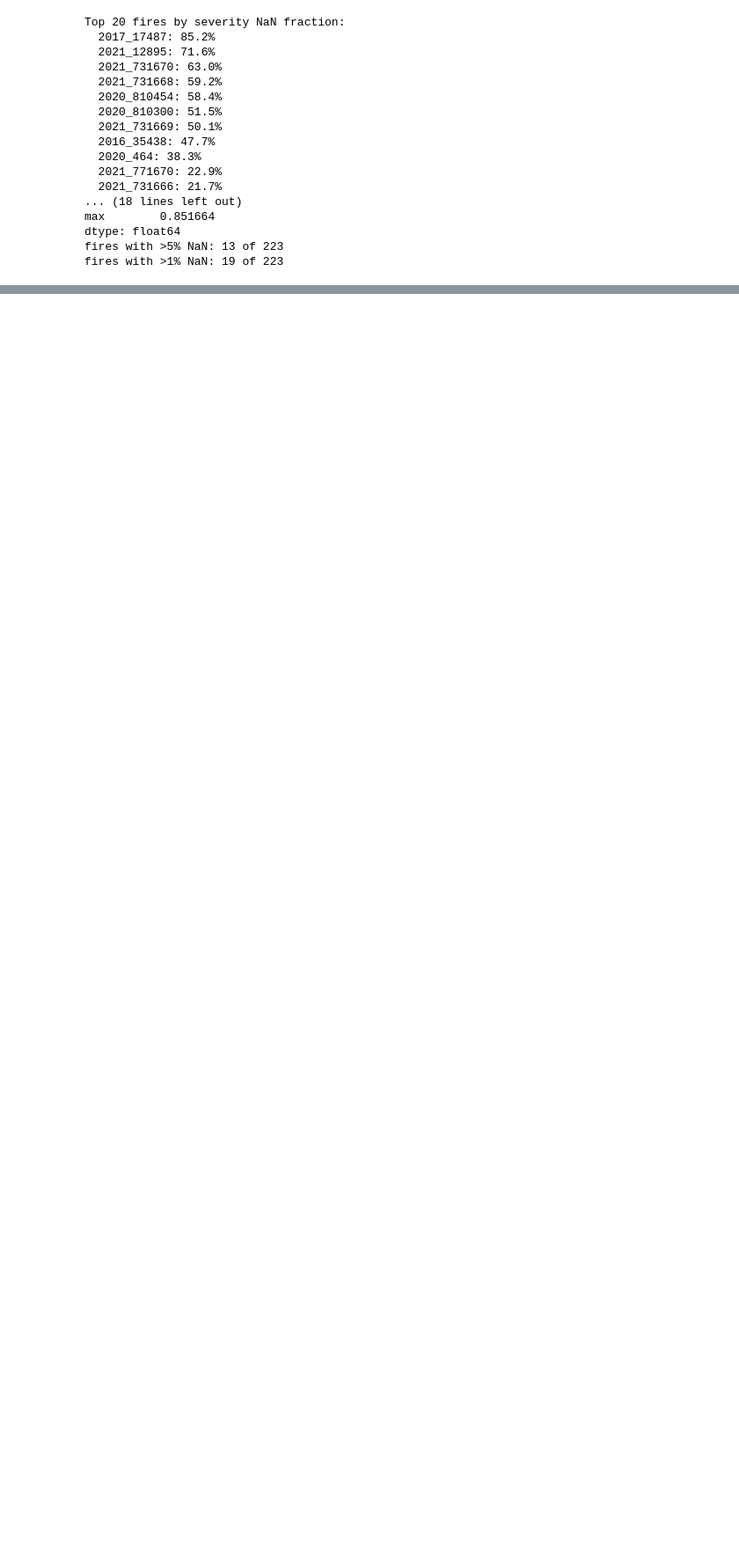
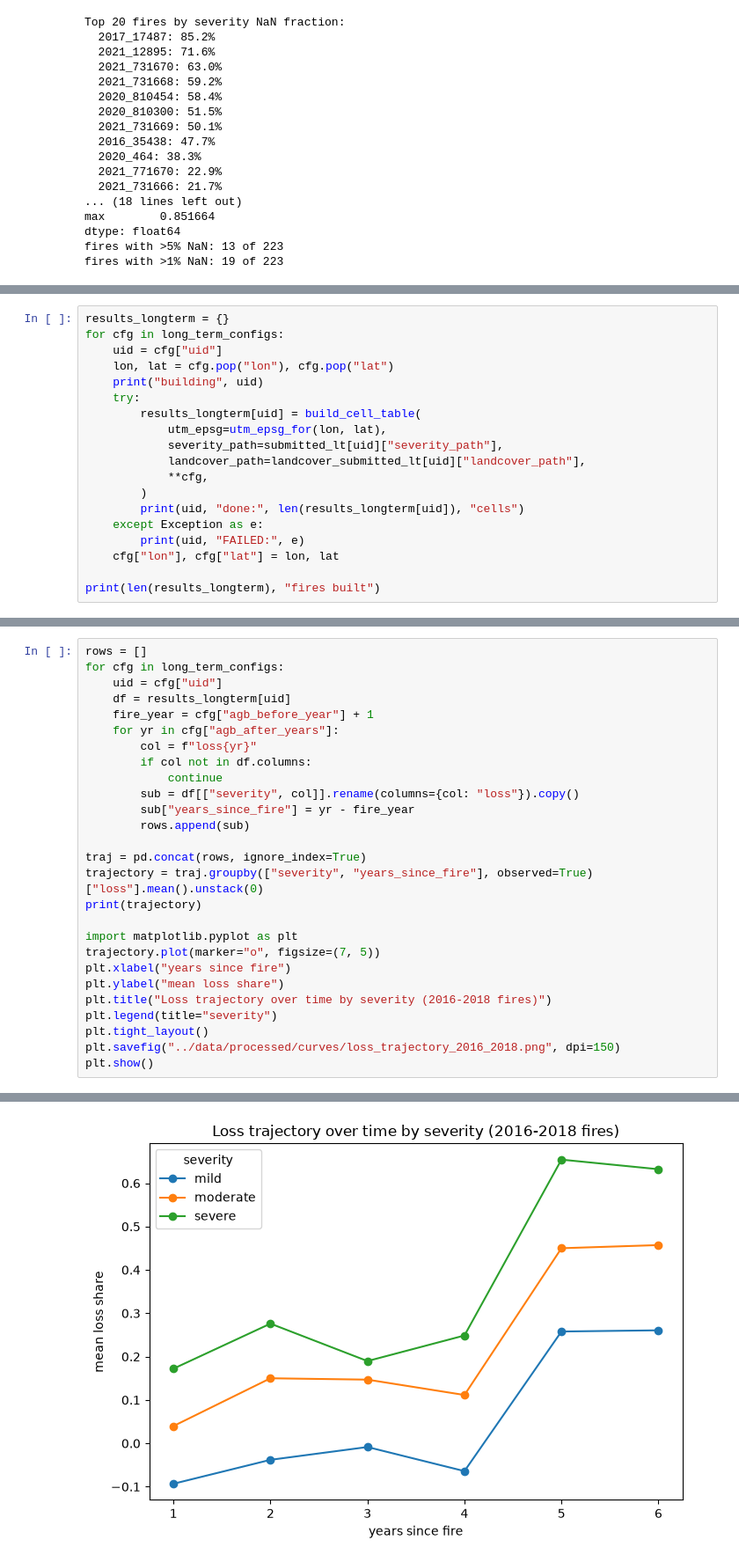
Before and after one commit to ada-th25/fire-impact-curves, a Jupyter notebook: notebooks/data.ipynb, the cells around one changed output, grey strips where cells are left out. Shown at 88% size. Saved outputs shown, nothing was run; the diff lists cells and outputs as text; blank space fills up the shorter version.

Commit message:
Add time elapse trajectory analysis

```diff
--- a/notebooks/data.ipynb
+++ b/notebooks/data.ipynb
@@ -1578,0 +1679,19 @@ fires with >1% NaN: 19 of 223
+# %%
+results_longterm = {}
+for cfg in long_term_configs:
+    uid = cfg["uid"]
+    lon, lat = cfg.pop("lon"), cfg.pop("lat")
+    print("building", uid)
+    try:
+        results_longterm[uid] = build_cell_table(
+            utm_epsg=utm_epsg_for(lon, lat),
+            severity_path=submitted_lt[uid]["severity_path"],
+            landcover_path=landcover_submitted_lt[uid]["landcover_path"],
+            **cfg,
+        )
+        print(uid, "done:", len(results_longterm[uid]), "cells")
+    except Exception as e:
+        print(uid, "FAILED:", e)
+    cfg["lon"], cfg["lat"] = lon, lat
+
+print(len(results_longterm), "fires built")
@@ -1578,0 +1716,28 @@ fires with >1% NaN: 19 of 223
+# %%
+rows = []
+for cfg in long_term_configs:
+    uid = cfg["uid"]
+    df = results_longterm[uid]
+    fire_year = cfg["agb_before_year"] + 1
+    for yr in cfg["agb_after_years"]:
+        col = f"loss{yr}"
+        if col not in df.columns:
+            continue
+        sub = df[["severity", col]].rename(columns={col: "loss"}).copy()
+        sub["years_since_fire"] = yr - fire_year
+        rows.append(sub)
+
+traj = pd.concat(rows, ignore_index=True)
+trajectory = traj.groupby(["severity", "years_since_fire"], observed=True)["loss"].mean().unstack(0)
+print(trajectory)
+
+import matplotlib.pyplot as plt
+trajectory.plot(marker="o", figsize=(7, 5))
+plt.xlabel("years since fire")
+plt.ylabel("mean loss share")
+plt.title("Loss trajectory over time by severity (2016-2018 fires)")
+plt.legend(title="severity")
+plt.tight_layout()
+plt.savefig("../data/processed/curves/loss_trajectory_2016_2018.png", dpi=150)
+plt.show()
+# %% [output]
@@ -1578,0 +1752 @@ fires with >1% NaN: 19 of 223
+[figure, added]
```
Also changed, not shown: parts of 8 cells of this notebook.
